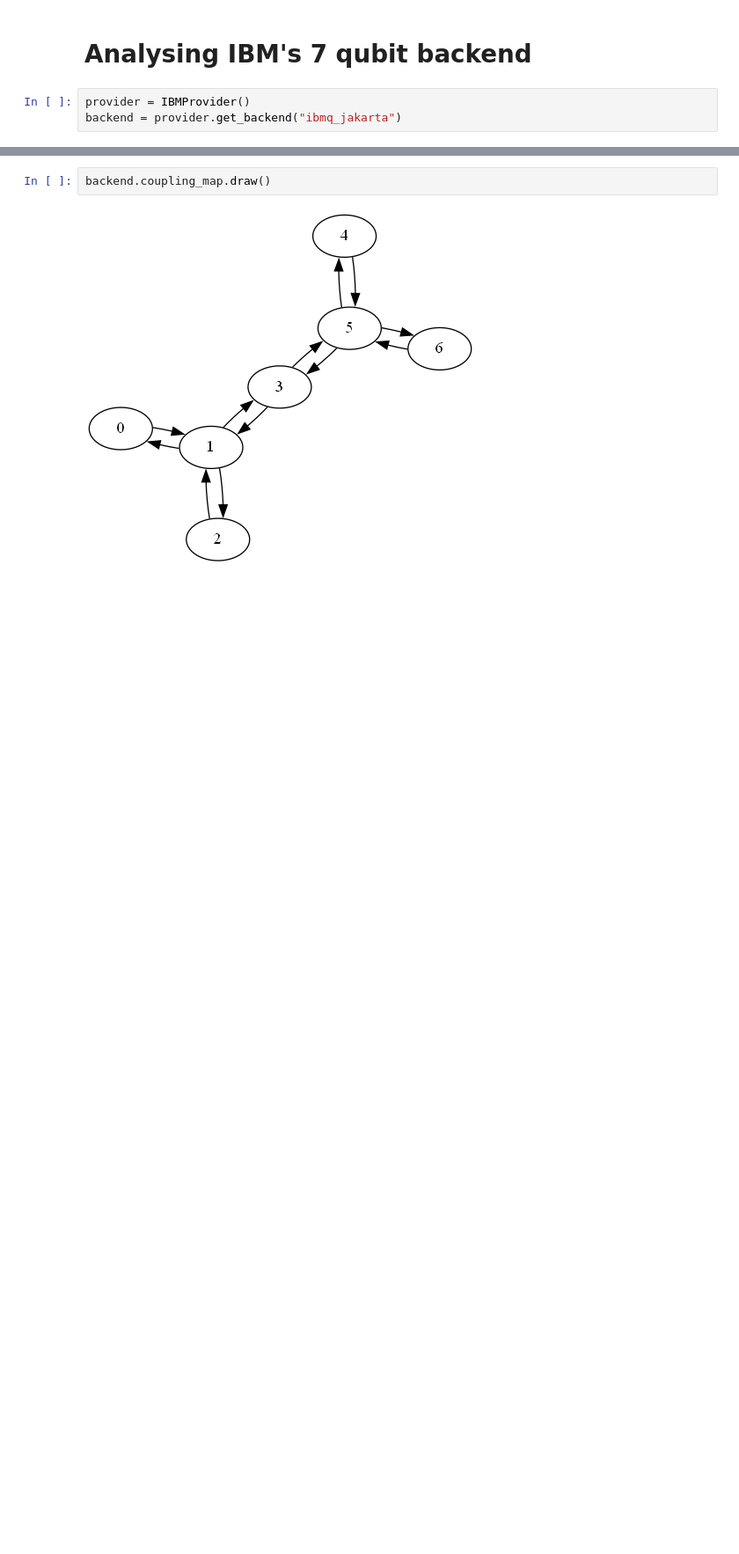
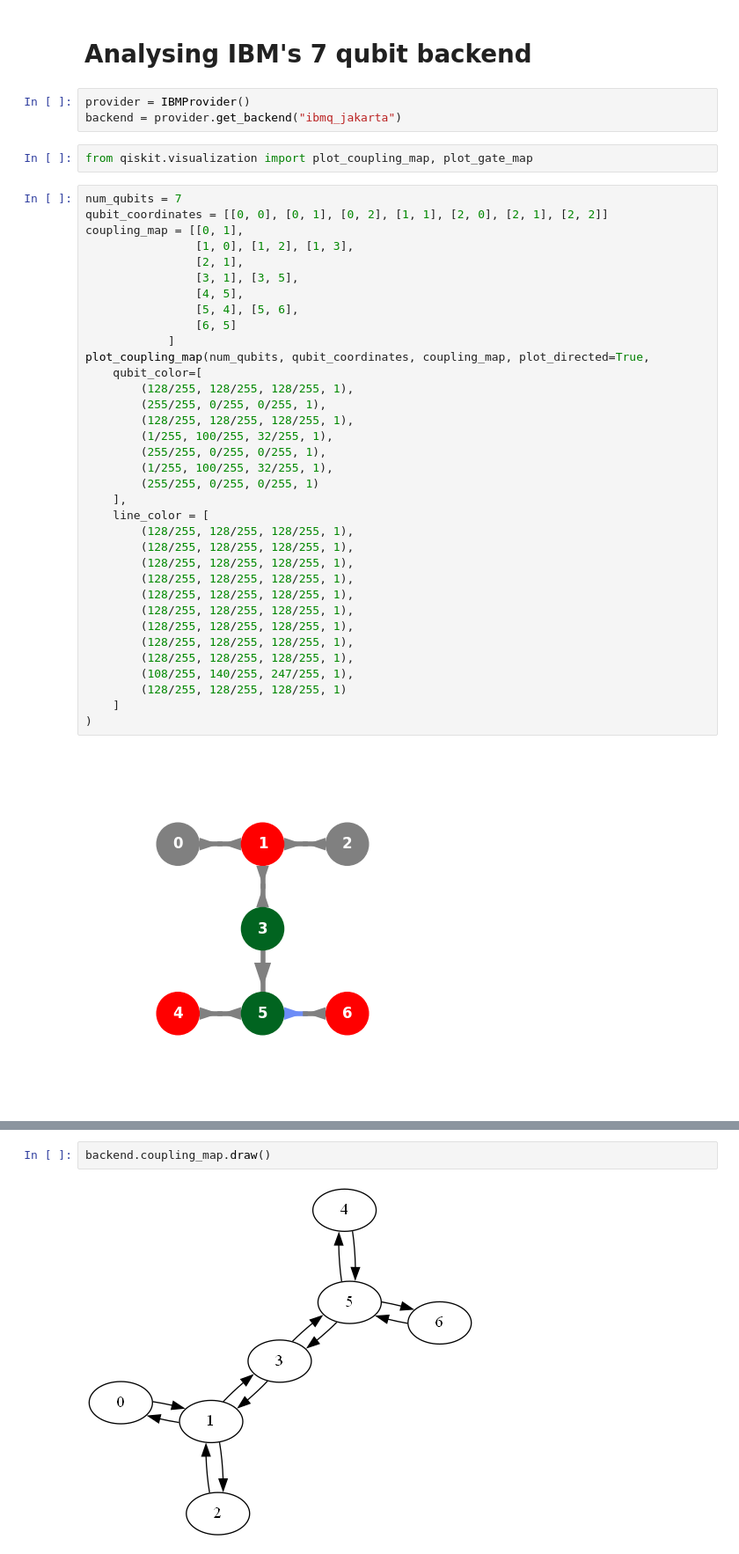
Before and after one commit to thspreetham98/quantum_project, a Jupyter notebook: snooping_v1/one_way_cnots_gap.ipynb, the cells around one changed output, grey strips where cells are left out. Shown at 88% size. Drawn from its saved outputs; the diff is of its cells as text; blank space fills up the shorter version.

Commit message:
visualize backend qubits for attacker and victim

```diff
--- a/snooping_v1/one_way_cnots_gap.ipynb
+++ b/snooping_v1/one_way_cnots_gap.ipynb
@@ -7,3 +7,42 @@ import numpy as np
 # %%
 provider = IBMProvider()
 backend = provider.get_backend("ibmq_jakarta")
+# %%
+from qiskit.visualization import plot_coupling_map, plot_gate_map
+# %%
+num_qubits = 7
+qubit_coordinates = [[0, 0], [0, 1], [0, 2], [1, 1], [2, 0], [2, 1], [2, 2]]
+coupling_map = [[0, 1],
+                [1, 0], [1, 2], [1, 3],
+                [2, 1],
+                [3, 1], [3, 5],
+                [4, 5],
+                [5, 4], [5, 6],
+                [6, 5]
+            ]
+plot_coupling_map(num_qubits, qubit_coordinates, coupling_map, plot_directed=True,
+    qubit_color=[
+        (128/255, 128/255, 128/255, 1),
+        (255/255, 0/255, 0/255, 1),
+        (128/255, 128/255, 128/255, 1),
+        (1/255, 100/255, 32/255, 1),
+        (255/255, 0/255, 0/255, 1),
+        (1/255, 100/255, 32/255, 1),
+        (255/255, 0/255, 0/255, 1)
+    ],
+    line_color = [
+        (128/255, 128/255, 128/255, 1),
+        (128/255, 128/255, 128/255, 1),
+        (128/255, 128/255, 128/255, 1),
+        (128/255, 128/255, 128/255, 1),
+        (128/255, 128/255, 128/255, 1),
+        (128/255, 128/255, 128/255, 1),
+        (128/255, 128/255, 128/255, 1),
+        (128/255, 128/255, 128/255, 1),
+        (128/255, 128/255, 128/255, 1),
+        (108/255, 140/255, 247/255, 1),
+        (128/255, 128/255, 128/255, 1)
+    ]
+)
+# %% [output]
+[figure, added]
```
Also changed, not shown: parts of 7 cells of this notebook.
